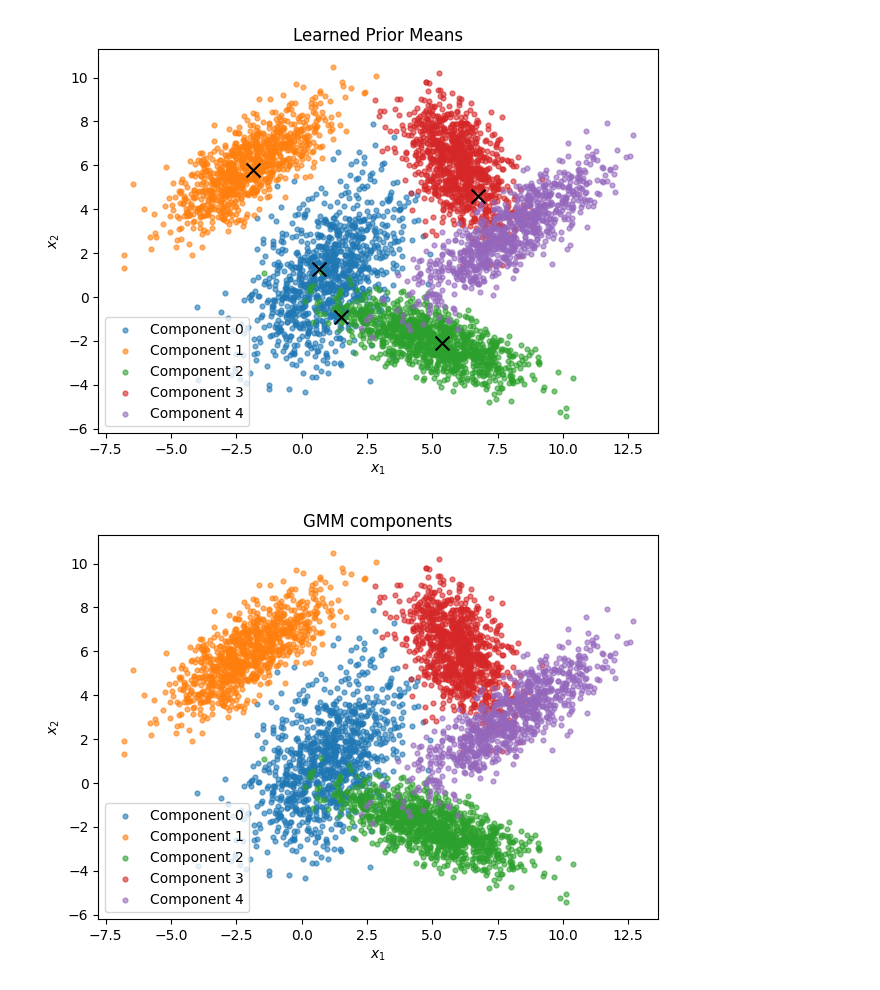
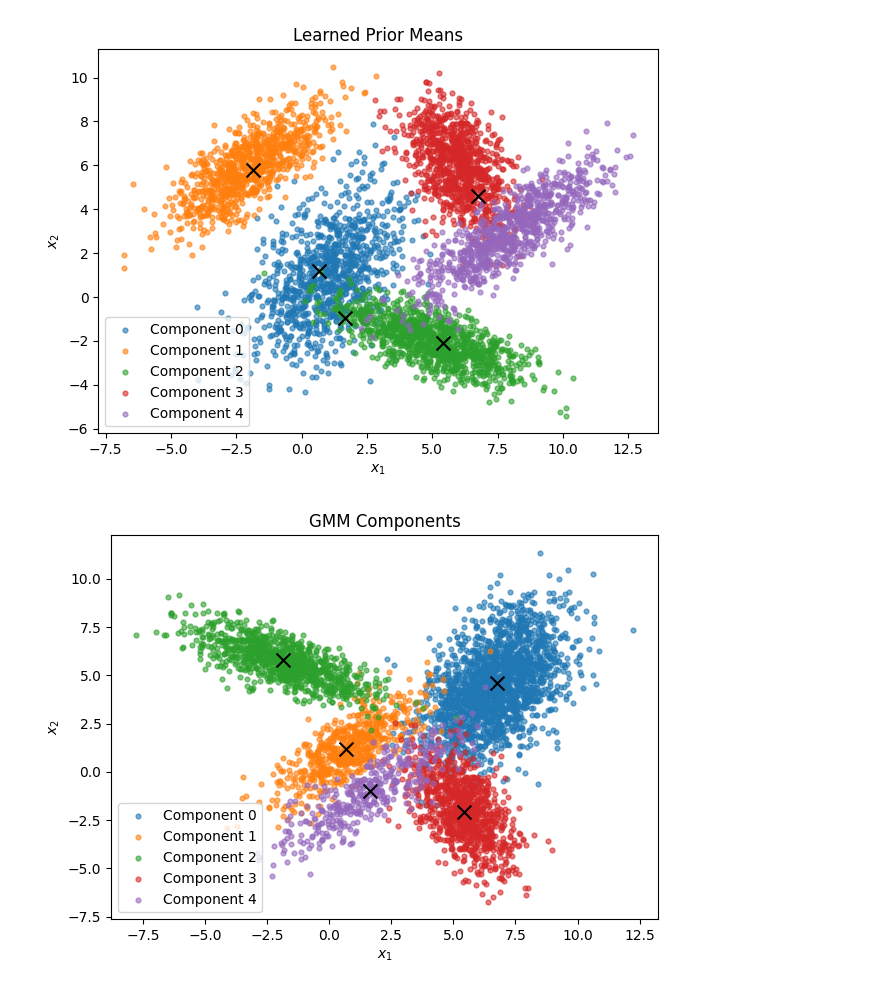
Before and after one commit to jimmyjz1127/bayesian-mixture-model-missing-data, a Jupyter notebook: Week5/MeanField.ipynb, the cells around one changed output. Saved outputs shown, nothing was run; the diff lists cells and outputs as text; code cells hidden in the pictures.

```diff
--- a/Week5/MeanField.ipynb
+++ b/Week5/MeanField.ipynb
@@ -598,8 +603,10 @@ plot_clusters(X,y,5,m,title="Learned Prior Means")
 # %% [output]
 [figure]
 # %%
+'''
+    Plot cluster samples from posterior predictive distribution
+'''
 x,c = sample_posterior_predictive(4850, m,S,Σ,alphas)
+plot_clusters(x,c,5,m)
+# %% [output]
+[figure, added]
-# %%
-plot_clusters(X,y,5)
-# %% [output]
-[figure, removed]
```
Also changed, not shown: parts of 11 cells of this notebook, 2 other files.
